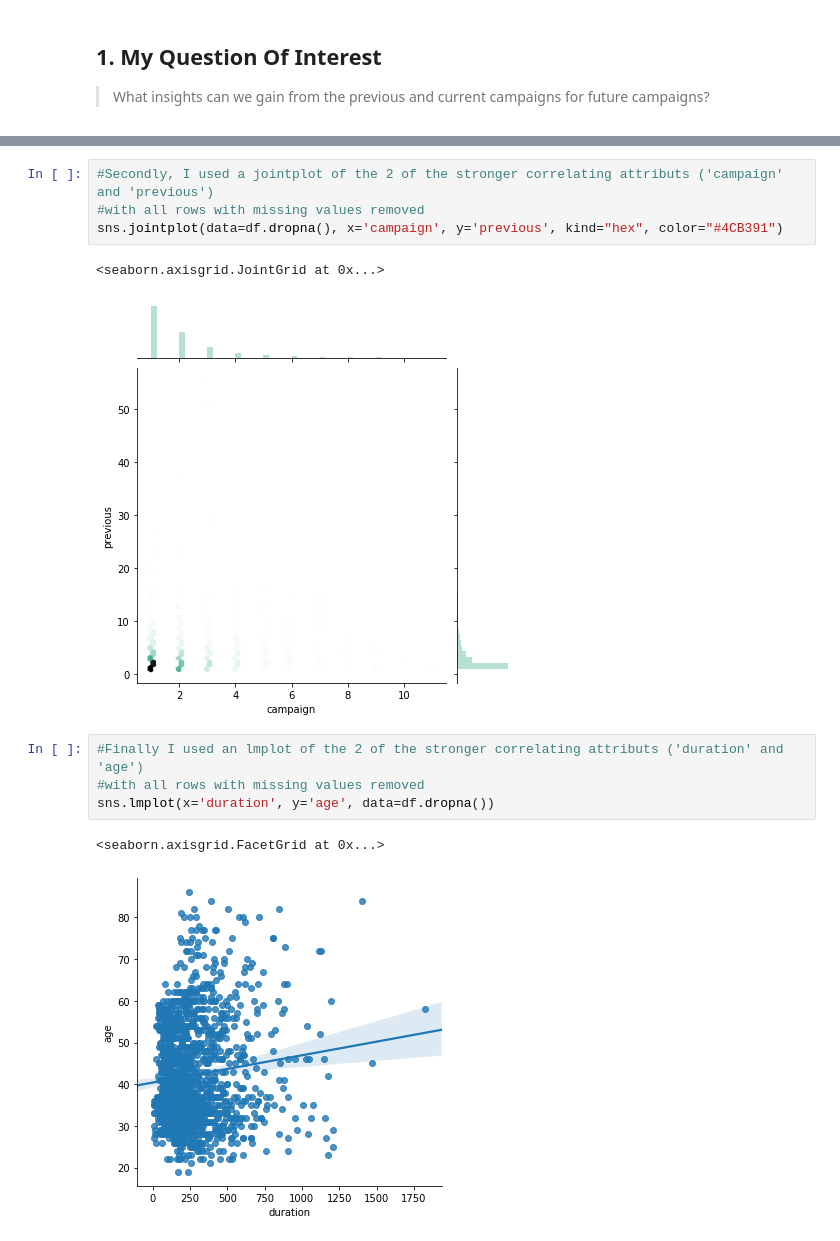
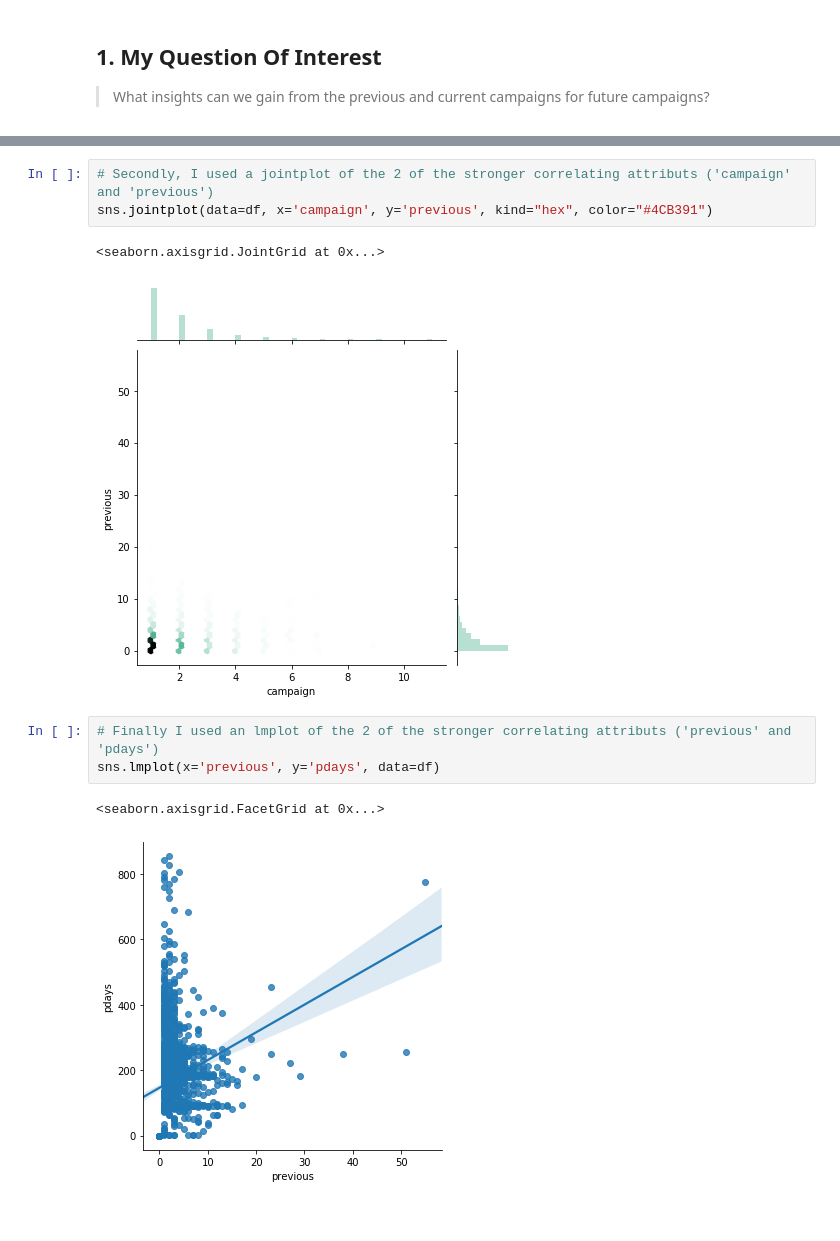
Before and after one commit to PaulOHannigan/sharing-Jupyter, a Jupyter notebook: etivity1.ipynb, the cells around one changed output, grey strips where cells are left out. Saved outputs shown, nothing was run; the diff lists cells and outputs as text.

```diff
--- a/etivity1.ipynb
+++ b/etivity1.ipynb
@@ -65,16 +65,14 @@ sns.heatmap(df.dropna().corr());
 # %%
-#Secondly, I used a jointplot of the 2 of the stronger correlating attributs ('campaign' and 'previous')
-#with all rows with missing values removed
-sns.jointplot(data=df.dropna(), x='campaign', y='previous', kind="hex", color="#4CB391")
+# Secondly, I used a jointplot of the 2 of the stronger correlating attributs ('campaign' and 'previous')
+sns.jointplot(data=df, x='campaign', y='previous', kind="hex", color="#4CB391")
 # %% [output]
 <seaborn.axisgrid.JointGrid at 0x...>
-[figure, old version]
+[figure, new version]
 # %%
-#Finally I used an lmplot of the 2 of the stronger correlating attributs ('duration' and 'age')
-#with all rows with missing values removed
-sns.lmplot(x='duration', y='age', data=df.dropna())
+# Finally I used an lmplot of the 2 of the stronger correlating attributs ('previous' and 'pdays')
+sns.lmplot(x='previous', y='pdays', data=df)
 # %% [output]
 <seaborn.axisgrid.FacetGrid at 0x...>
-[figure, old version]
+[figure, new version]
 # %% [markdown]
 ## 3. Conclusion
```
Also changed, not shown: parts of 9 cells of this notebook.
